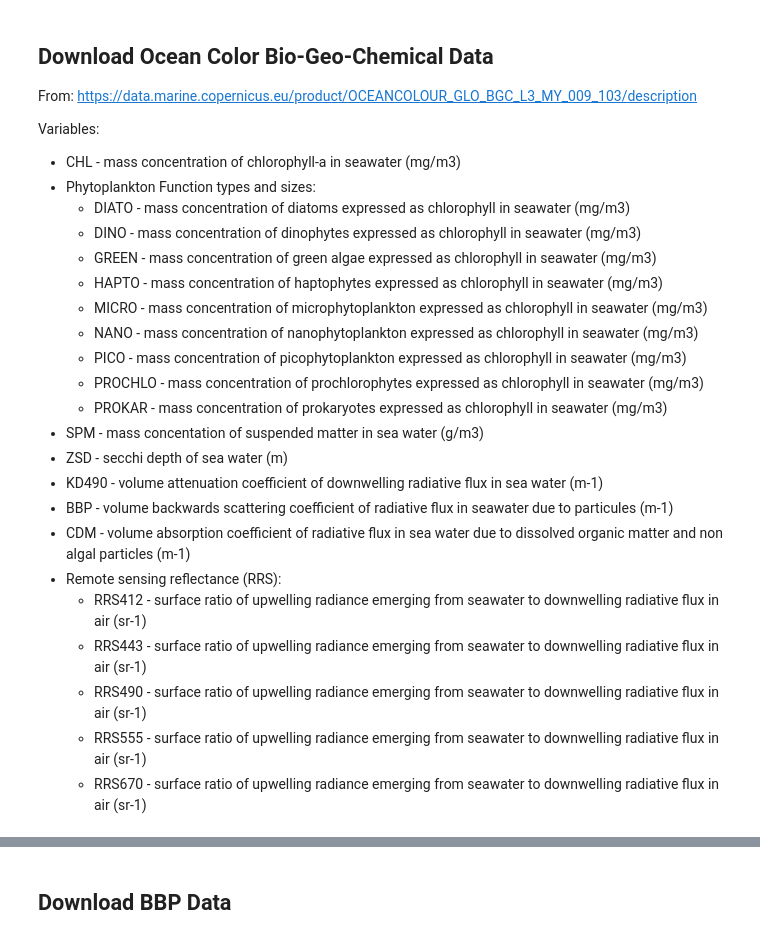
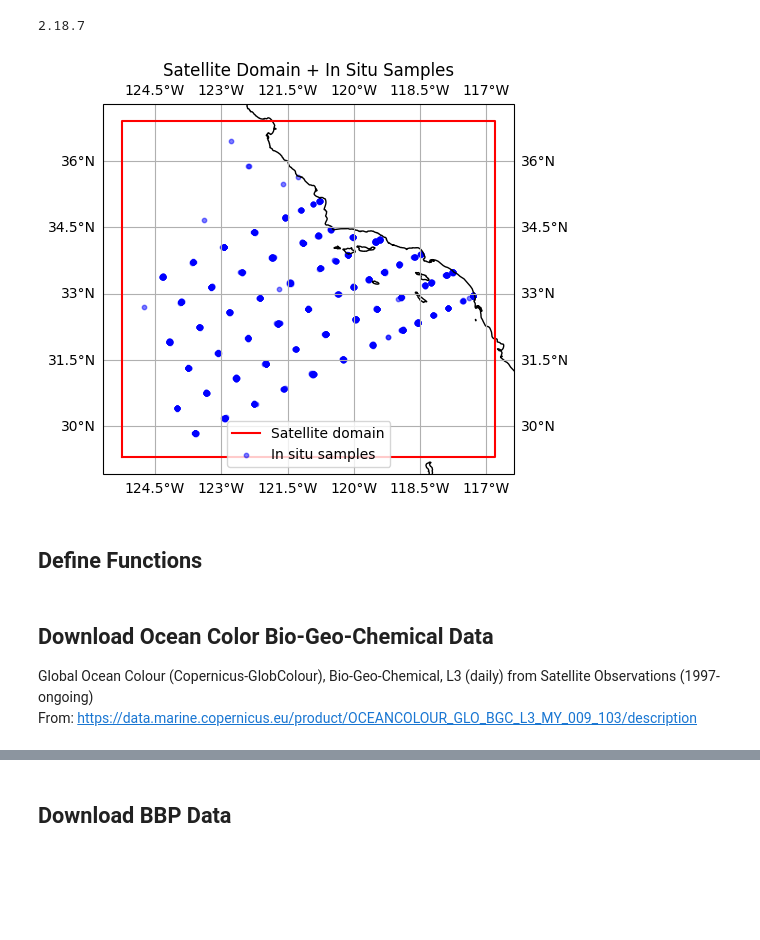
Before and after one commit to decarpenter/primary-productivity, a Jupyter notebook: notebooks/02 Get Satellite Data.ipynb, the cells around one changed output, grey strips where cells are left out. Cells and saved outputs as stored; diff of their text form; code cells hidden in the pictures; blank space fills up the shorter version.

Commit message:
Trying to get all data from CMEMS

```diff
--- a/notebooks/02 Get Satellite Data.ipynb
+++ b/notebooks/02 Get Satellite Data.ipynb
@@ -7,0 +1,9 @@ from copernicusmarine import subset
+# %%
+# In terminal:
+# pip install "zarr<3" --force-reinstall
+
+import zarr
+print(zarr.__version__) # Must be version 2.18.7 for copernicusmarine to work
+from copernicusmarine import subset
+# %% [output]
+2.18.7
@@ -7,0 +15,28 @@ from copernicusmarine import subset
+# %%
+# Satellite data bounds
+min_lon, max_lon = -125.25, -116.8
+min_lat, max_lat = 29.3, 36.9
+
+min_datetime = "1997-09-04T00:00:00"
+max_datetime = "2020-01-25T00:00:00"
+# %%
+# Plot satellite bounds vs. in situ sampling locations
+npp = pd.read_csv('../data/CalCOFI_IntC14.csv', index_col=0)
+npp['Date'] = pd.to_datetime(npp['Date'])
+npp = npp[npp.Date >= '09/01/1997']
+
+fig = plt.figure()
+ax = plt.axes(projection=ccrs.PlateCarree())
+ax.coastlines()
+ax.gridlines(draw_labels=True)
+lons = [min_lon, max_lon, max_lon, min_lon, min_lon]
+lats = [min_lat, min_lat, max_lat, max_lat, min_lat]
+ax.plot(lons, lats, transform=ccrs.PlateCarree(), color='red', label='Satellite domain')
+ax.scatter(npp['Lon_Dec'], npp['Lat_Dec'], s=10, color='blue', alpha=0.5, transform=ccrs.PlateCarree(), label='In situ samples')
+plt.title("Satellite Domain + In Situ Samples")
+plt.legend()
+plt.show()
+# %% [output]
+[figure, added]
+# %% [markdown]
+## Define Functions
@@ -8,31 +82,8 @@ from copernicusmarine import subset
 # %% [markdown]
 ## Download Ocean Color Bio-Geo-Chemical Data
 
+Global Ocean Colour (Copernicus-GlobColour), Bio-Geo-Chemical, L3 (daily) from Satellite Observations (1997-ongoing)
 From: https://data.marine.copernicus.eu/product/OCEANCOLOUR_GLO_BGC_L3_MY_009_103/description
-
-Variables:
-* CHL - mass concentration of chlorophyll-a in seawater (mg/m3)
-* Phytoplankton Function types and sizes:
-  * DIATO - mass concentration of diatoms expressed as chlorophyll in seawater (mg/m3)
-  * DINO - mass concentration of dinophytes expressed as chlorophyll in seawater (mg/m3)
-  * GREEN - mass concentration of green algae expressed as chlorophyll in seawater (mg/m3)
-  * HAPTO - mass concentration of haptophytes expressed as chlorophyll in seawater (mg/m3)
-  * MICRO - mass concentration of microphytoplankton expressed as chlorophyll in seawater (mg/m3)
-  * NANO - mass concentration of nanophytoplankton expressed as chlorophyll in seawater (mg/m3)
-  * PICO - mass concentration of picophytoplankton expressed as chlorophyll in seawater (mg/m3)
-  * PROCHLO - mass concentration of prochlorophytes expressed as chlorophyll in seawater (mg/m3)
-  * PROKAR - mass concentration of prokaryotes expressed as chlorophyll in seawater (mg/m3)
-* SPM - mass concentation of suspended matter in sea water (g/m3)
-* ZSD - secchi depth of sea water (m)
-* KD490 - volume attenuation coefficient of downwelling radiative flux in sea water (m-1)
-* BBP - volume backwards scattering coefficient of radiative flux in seawater due to particules (m-1)
-* CDM - volume absorption coefficient of radiative flux in sea water due to dissolved organic matter and non algal particles (m-1)
-* Remote sensing reflectance (RRS):
-  * RRS412 - surface ratio of upwelling radiance emerging from seawater to downwelling radiative flux in air (sr-1)
-  * RRS443 - surface ratio of upwelling radiance emerging from seawater to downwelling radiative flux in air (sr-1)
-  * RRS490 - surface ratio of upwelling radiance emerging from seawater to downwelling radiative flux in air (sr-1)
-  * RRS555 - surface ratio of upwelling radiance emerging from seawater to downwelling radiative flux in air (sr-1)
-  * RRS670 - surface ratio of upwelling radiance emerging from seawater to downwelling radiative flux in air (sr-1)
 # %%
 # Download plankton data
 ds = subset(
```
Also changed, not shown: parts of 32 cells of this notebook.
